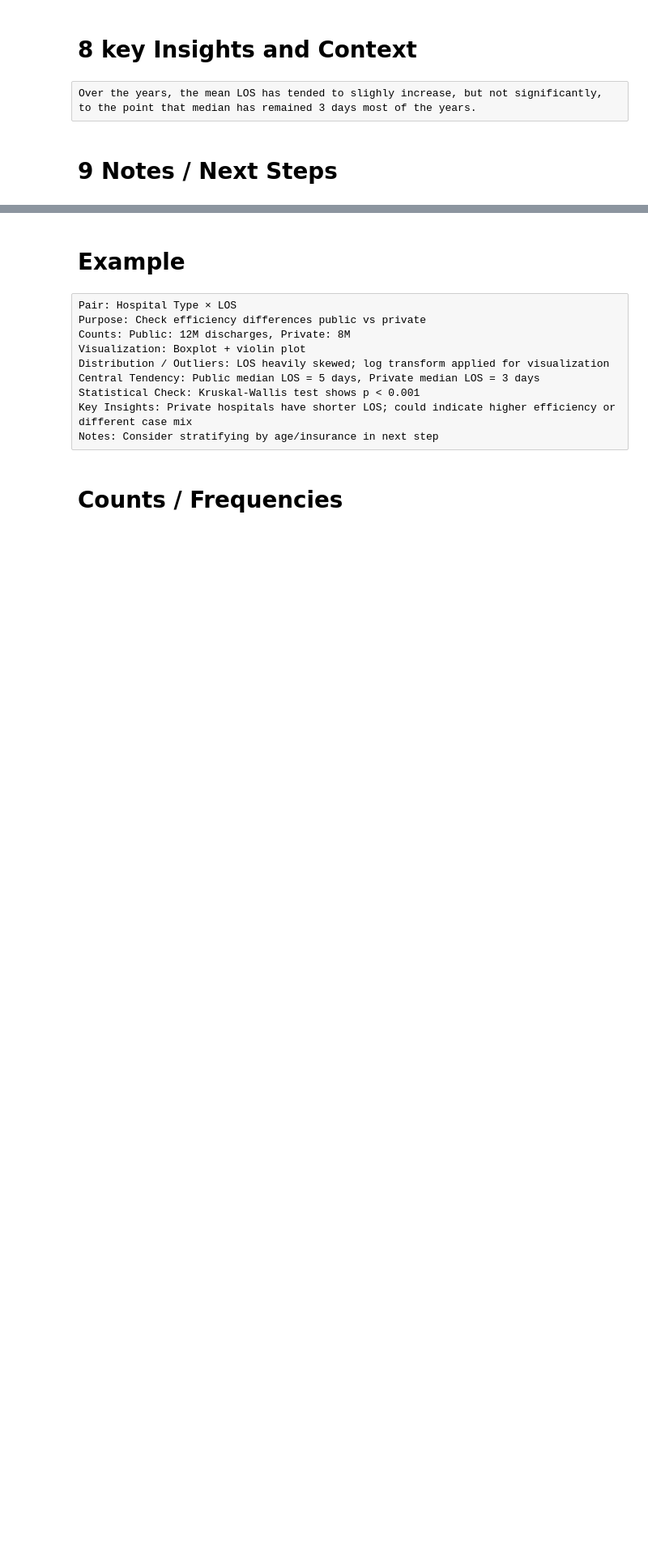
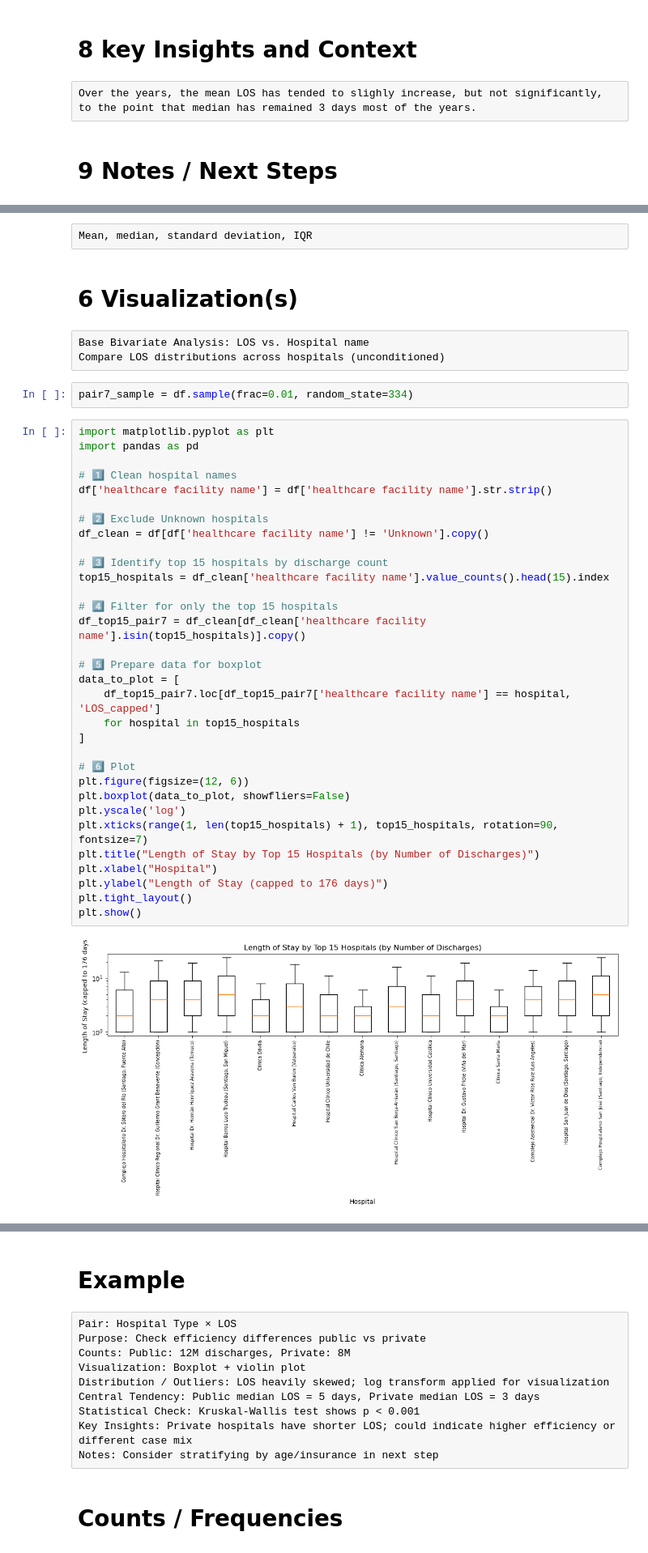
Before and after one commit to mirkopodunavak1996/EDAHospDischarges_Chile2001-2024, a Jupyter notebook: notebooks/General_Analysis_2001-2024_Bivariate(2).ipynb, the cells around one changed output, grey strips where cells are left out. Shown at 81% size. Saved outputs shown, nothing was run; the diff lists cells and outputs as text; blank space fills up the shorter version.

```diff
--- a/notebooks/General_Analysis_2001-2024_Bivariate(2).ipynb
+++ b/notebooks/General_Analysis_2001-2024_Bivariate(2).ipynb
@@ -1531,0 +1688,43 @@ Healthcare budget increase every year, but LOS has remained almost the same over
+# %% [raw]
+Mean, median, standard deviation, IQR
+# %% [markdown]
+# 6 Visualization(s)
+# %% [raw]
+Base Bivariate Analysis: LOS vs. Hospital name
+Compare LOS distributions across hospitals (unconditioned)
+# %%
+pair7_sample = df.sample(frac=0.01, random_state=334)
+# %%
+import matplotlib.pyplot as plt
+import pandas as pd
+
+# 1️⃣ Clean hospital names
+df['healthcare facility name'] = df['healthcare facility name'].str.strip()
+
+# 2️⃣ Exclude Unknown hospitals
+df_clean = df[df['healthcare facility name'] != 'Unknown'].copy()
+
+# 3️⃣ Identify top 15 hospitals by discharge count
+top15_hospitals = df_clean['healthcare facility name'].value_counts().head(15).index
+
+# 4️⃣ Filter for only the top 15 hospitals
+df_top15_pair7 = df_clean[df_clean['healthcare facility name'].isin(top15_hospitals)].copy()
+
+# 5️⃣ Prepare data for boxplot
+data_to_plot = [
+    df_top15_pair7.loc[df_top15_pair7['healthcare facility name'] == hospital, 'LOS_capped']
+    for hospital in top15_hospitals
+]
+
+# 6️⃣ Plot
+plt.figure(figsize=(12, 6))
+plt.boxplot(data_to_plot, showfliers=False)
+plt.yscale('log')
+plt.xticks(range(1, len(top15_hospitals) + 1), top15_hospitals, rotation=90, fontsize=7)
+plt.title("Length of Stay by Top 15 Hospitals (by Number of Discharges)")
+plt.xlabel("Hospital")
+plt.ylabel("Length of Stay (capped to 176 days)")
+plt.tight_layout()
+plt.show()
+# %% [output]
+[figure, added]
```
Also changed, not shown: parts of 45 cells of this notebook.
